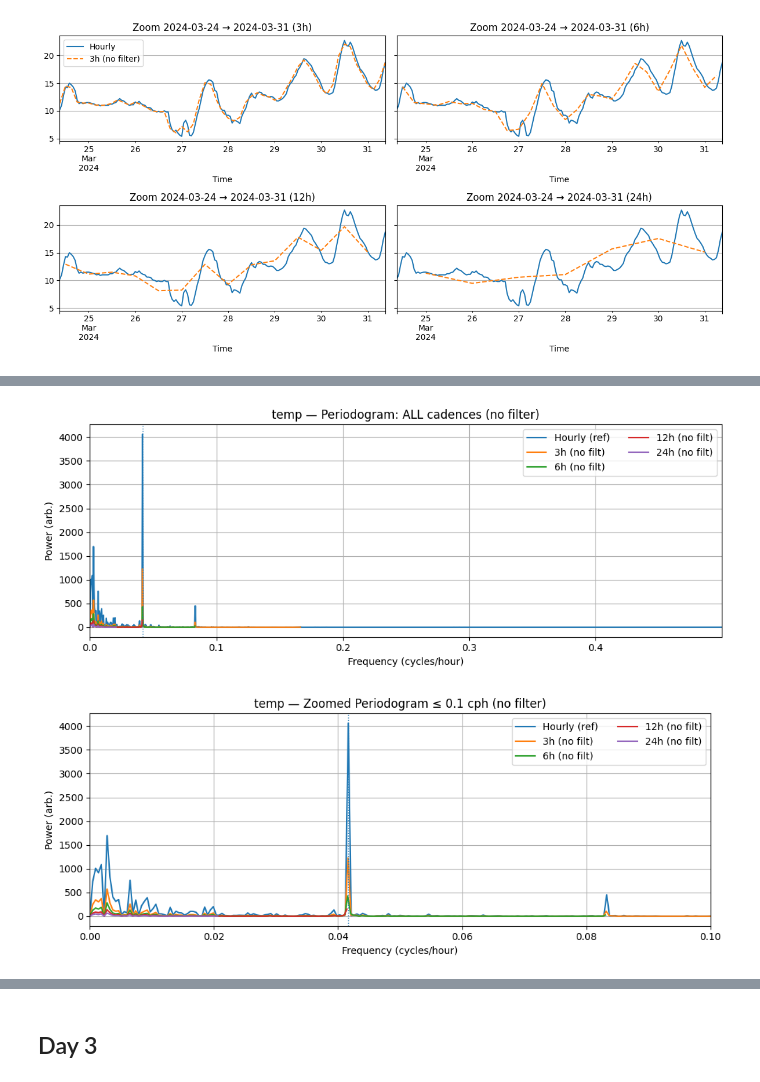
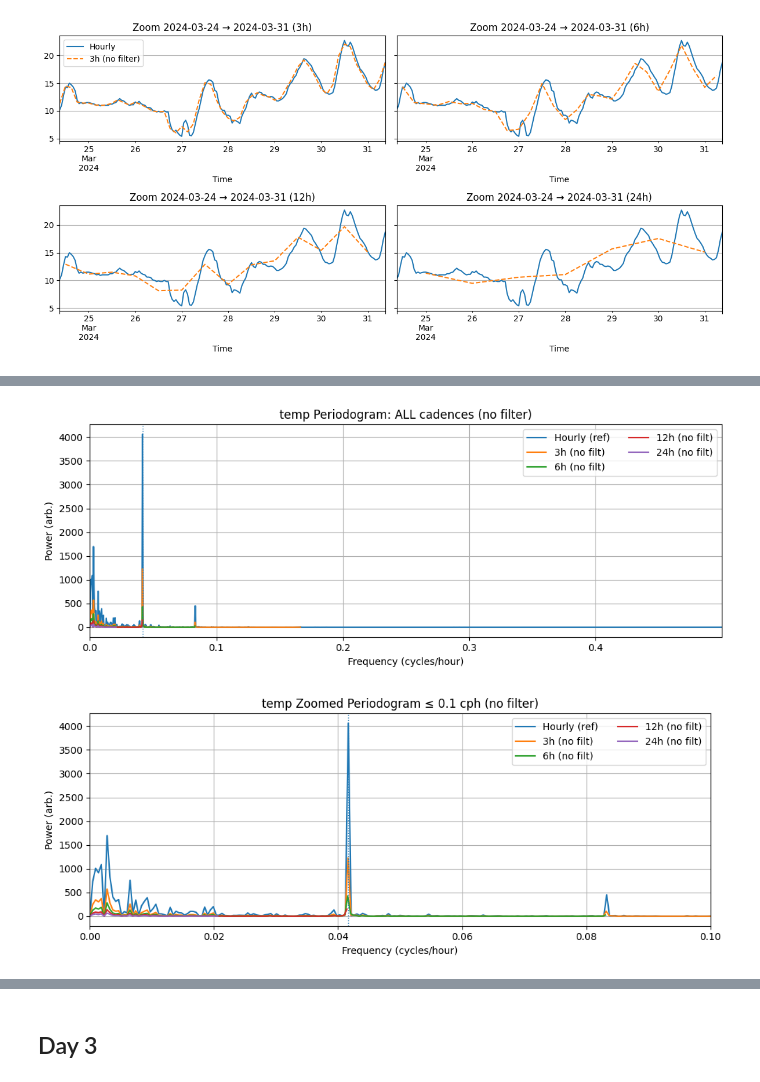
Before and after one commit to infamousperi/GBSV_MC, a Jupyter notebook: MC1/Nyquist_Shannon_Sampling_Theorem.ipynb, the cells around one changed output, grey strips where cells are left out. Drawn from its saved outputs; the diff is of its cells as text; code cells hidden in the pictures.

```diff
--- a/MC1/Nyquist_Shannon_Sampling_Theorem.ipynb
+++ b/MC1/Nyquist_Shannon_Sampling_Theorem.ipynb
@@ -205,7 +221,7 @@ for i, c in enumerate(cadences):
     ax = axes[i]
     sig.plot(ax=ax, label='Hourly')
     downsampled[(c,'with_ma_filter')].plot(ax=ax, style='--', label=f'{c} (MA prefilter)')
-    ax.set_title(f"Hourly vs {c} (MA) — full range")
+    ax.set_title(f"Hourly vs {c} (MA) full range")
     ax.set_xlabel("Time"); ax.set_ylabel(sig_name)
     if i == 0: ax.legend()
 for j in range(i+1, len(axes)):
@@ -252,31 +268,31 @@ for c in cadences:
 # %%
 # Overlay ALL cadences against hourly — FULL spectrum (no filter)
 fig, ax = plt.subplots(figsize=(10,4))
 ax.plot(F[('1h','ref')], PWR[('1h','ref')], label='Hourly (ref)')
 for c in cadences:
     ax.plot(F[(c,'no_filter')], PWR[(c,'no_filter')], label=f'{c} (no filt)')
 ax.set_xlim(0, max(F[('1h','ref')].max(), max(F[(c,'no_filter')].max() for c in cadences)))
 ax.set_xlabel('Frequency (cycles/hour)'); ax.set_ylabel('Power (arb.)')
-ax.set_title(f"{sig_name} — Periodogram: ALL cadences (no filter)")
+ax.set_title(f"{sig_name} Periodogram: ALL cadences (no filter)")
 ax.axvline(1/24, linestyle=':', linewidth=1)
 ax.legend(ncol=2)
 plt.tight_layout(); plt.show()
 
 # Overlay ALL cadences — ZOOM (no filter)
 zoom_max = 0.1  # focus on <= 0.1 cph (~10h period and longer)
 fig, ax = plt.subplots(figsize=(10,4))
 ax.plot(F[('1h','ref')], PWR[('1h','ref')], label='Hourly (ref)')
 for c in cadences:
     ax.plot(F[(c,'no_filter')], PWR[(c,'no_filter')], label=f'{c} (no filt)')
 ax.set_xlim(0, zoom_max)
 ax.set_xlabel('Frequency (cycles/hour)'); ax.set_ylabel('Power (arb.)')
-ax.set_title(f"{sig_name} — Zoomed Periodogram ≤ {zoom_max} cph (no filter)")
+ax.set_title(f"{sig_name} Zoomed Periodogram ≤ {zoom_max} cph (no filter)")
 ax.axvline(1/24, linestyle=':', linewidth=1)
 ax.legend(ncol=2)
 plt.tight_layout(); plt.show()
 # %% [output]
-[figure, old version]
+[figure, new version]
-[figure, old version]
+[figure, new version]
 # %%
 # Overlay ALL cadences — FULL spectrum (MA prefilter)
 fig, ax = plt.subplots(figsize=(10,4))
```
Also changed, not shown: parts of 4 cells of this notebook.
